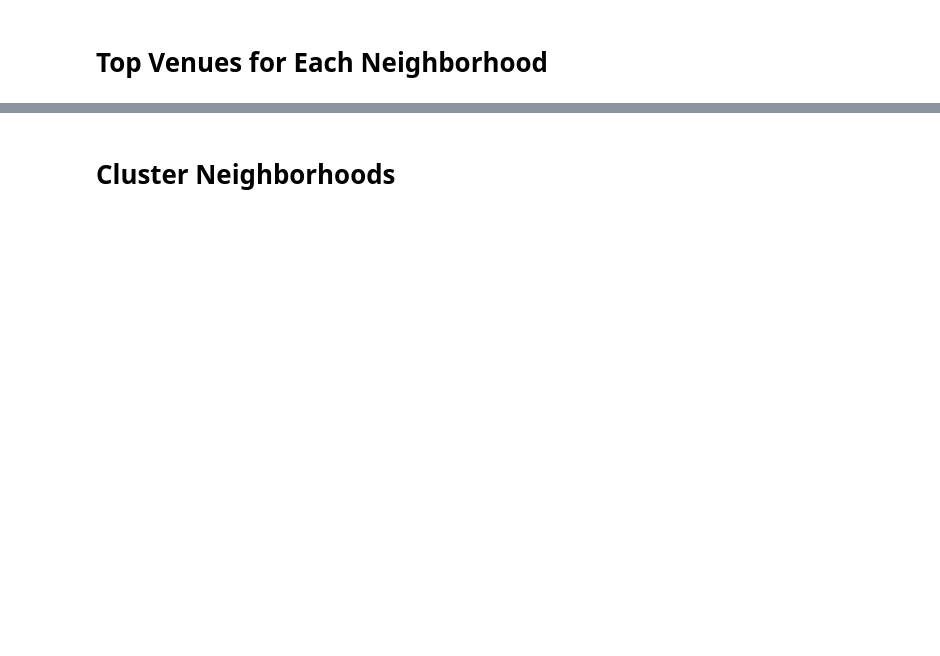
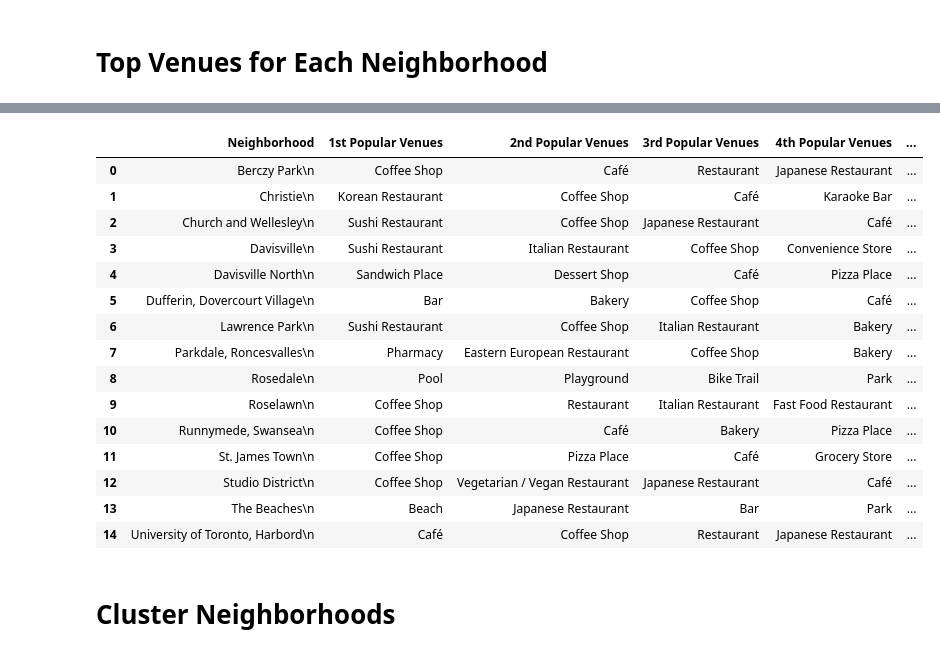
Before and after one commit to blacktaka71/Coursera_Capstone, a Jupyter notebook: The Battle of Neighborhoods (Week 2).ipynb, the cells around one changed output, grey strips where cells are left out. Saved outputs shown, nothing was run; the diff lists cells and outputs as text; code cells hidden in the pictures; blank space fills up the shorter version.

```diff
--- a/The Battle of Neighborhoods (Week 2).ipynb
+++ b/The Battle of Neighborhoods (Week 2).ipynb
@@ -437,24 +616,42 @@ def return_most_common_venues(row, Top_venues):
 # %%
 Top_venues = 10
 
 indicators = ['st', 'nd', 'rd']
 
 # create columns according to number of top venues
 columns = ['Neighborhood']
+columns_2=['Borough']
 for ind in np.arange(Top_venues):
     try:
         columns.append('{}{} Popular Venues'.format(ind+1, indicators[ind]))
     except:
         columns.append('{}th Popular Venues'.format(ind+1))
 
 # create a new dataframe
 neighborhoods_venues_sorted = pd.DataFrame(columns=columns)
 neighborhoods_venues_sorted['Neighborhood'] = toronto_grouped['Neighborhood']
 
 for ind in np.arange(toronto_grouped.shape[0]):
     neighborhoods_venues_sorted.iloc[ind, 1:] = return_most_common_venues(toronto_grouped.iloc[ind, :], Top_venues)
 
 neighborhoods_venues_sorted
+# %% [output]
+|  | Neighborhood | 1st Popular Venues | 2nd Popular Venues | 3rd Popular Venues | 4th Popular Venues | ... |
+| 0 | Berczy Park\n | Coffee Shop | Café | Restaurant | Japanese Restaurant | ... |
+| 1 | Christie\n | Korean Restaurant | Coffee Shop | Café | Karaoke Bar | ... |
+| 2 | Church and Wellesley\n | Sushi Restaurant | Coffee Shop | Japanese Restaurant | Café | ... |
+| 3 | Davisville\n | Sushi Restaurant | Italian Restaurant | Coffee Shop | Convenience Store | ... |
+| 4 | Davisville North\n | Sandwich Place | Dessert Shop | Café | Pizza Place | ... |
+| 5 | Dufferin, Dovercourt Village\n | Bar | Bakery | Coffee Shop | Café | ... |
+| 6 | Lawrence Park\n | Sushi Restaurant | Coffee Shop | Italian Restaurant | Bakery | ... |
+| 7 | Parkdale, Roncesvalles\n | Pharmacy | Eastern European Restaurant | Coffee Shop | Bakery | ... |
+| 8 | Rosedale\n | Pool | Playground | Bike Trail | Park | ... |
+| 9 | Roselawn\n | Coffee Shop | Restaurant | Italian Restaurant | Fast Food Restaurant | ... |
+| 10 | Runnymede, Swansea\n | Coffee Shop | Café | Bakery | Pizza Place | ... |
+| 11 | St. James Town\n | Coffee Shop | Pizza Place | Café | Grocery Store | ... |
+| 12 | Studio District\n | Coffee Shop | Vegetarian / Vegan Restaurant | Japanese Restaurant | Café | ... |
+| 13 | The Beaches\n | Beach | Japanese Restaurant | Bar | Park | ... |
+| 14 | University of Toronto, Harbord\n | Café | Coffee Shop | Restaurant | Japanese Restaurant | ... |
 # %% [markdown]
 # Cluster Neighborhoods
 # %%
```
Also changed, not shown: parts of 28 cells of this notebook.
